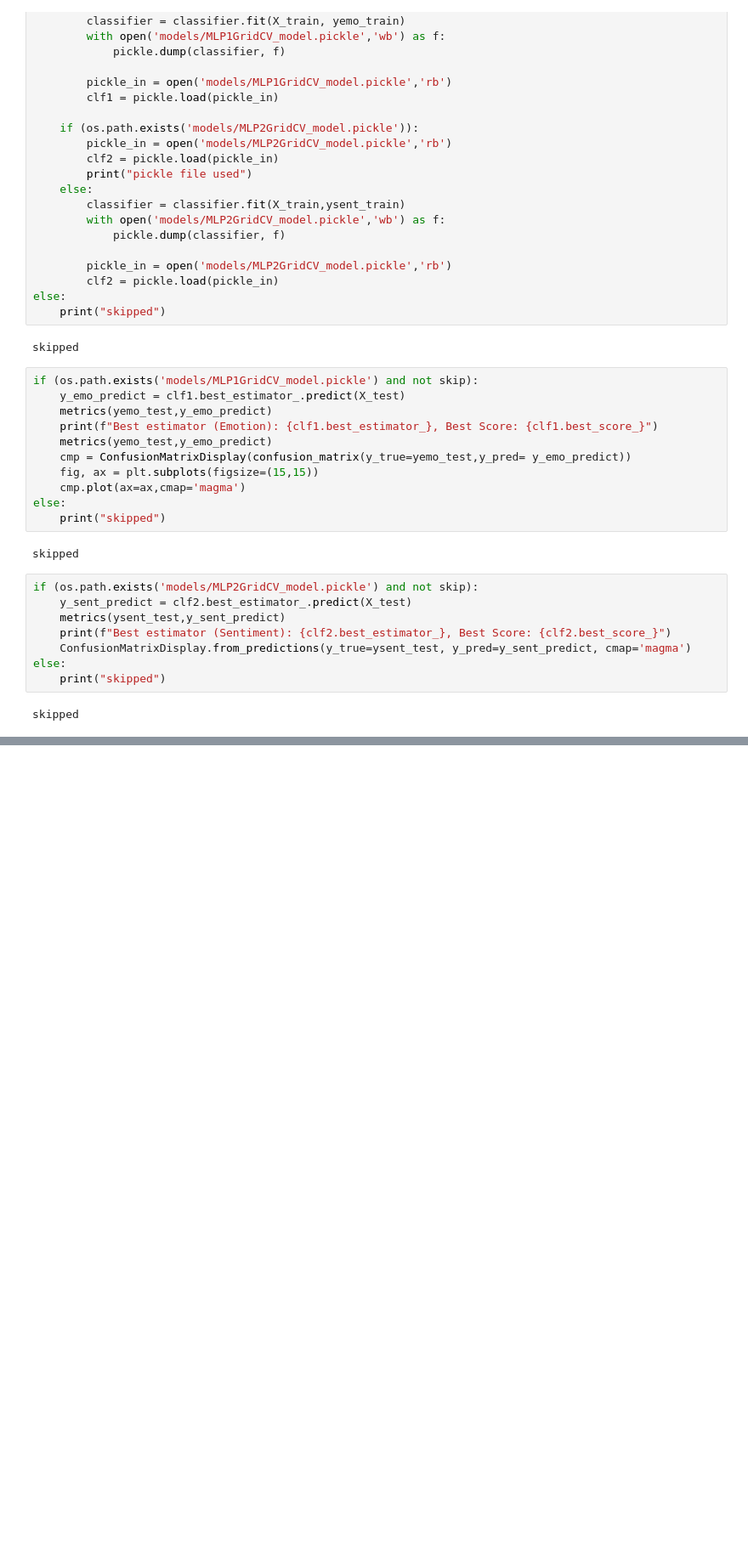
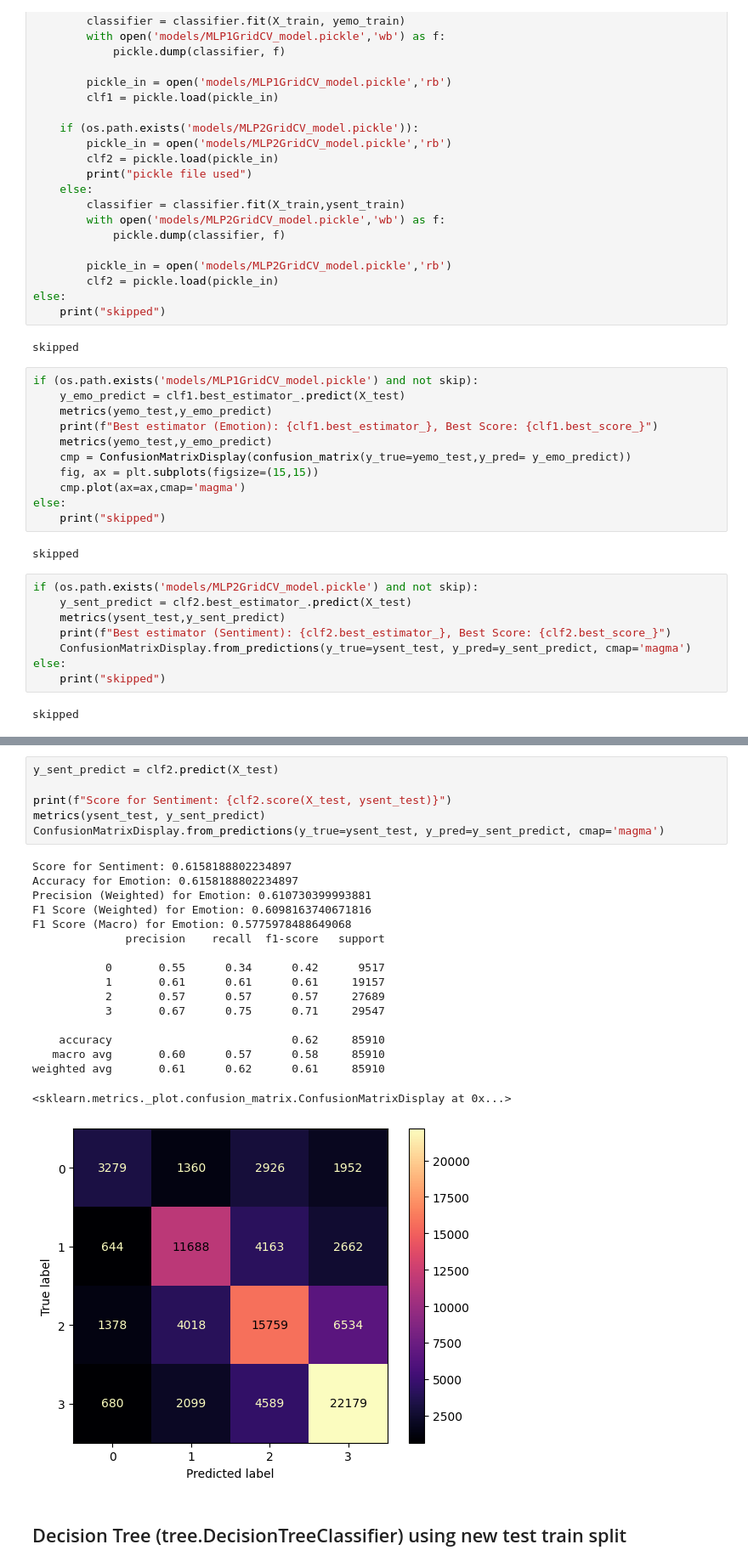
Before and after one commit to NGHINAI/COMP472, a Jupyter notebook: Mini Project 1/Mini-Project1.ipynb, the cells around one changed output, grey strips where cells are left out. Shown at 85% size. Saved outputs shown, nothing was run; the diff lists cells and outputs as text; blank space fills up the shorter version.

```diff
--- a/Mini Project 1/Mini-Project1.ipynb
+++ b/Mini Project 1/Mini-Project1.ipynb
@@ -633,0 +718,26 @@ skipped
+# %%
+y_sent_predict = clf2.predict(X_test)
+
+print(f"Score for Sentiment: {clf2.score(X_test, ysent_test)}")
+metrics(ysent_test, y_sent_predict)
+ConfusionMatrixDisplay.from_predictions(y_true=ysent_test, y_pred=y_sent_predict, cmap='magma')
+# %% [output]
+Score for Sentiment: 0.6158188802234897
+Accuracy for Emotion: 0.6158188802234897
+Precision (Weighted) for Emotion: 0.610730399993881
+F1 Score (Weighted) for Emotion: 0.6098163740671816
+F1 Score (Macro) for Emotion: 0.5775978488649068
+              precision    recall  f1-score   support
+
+           0       0.55      0.34      0.42      9517
+           1       0.61      0.61      0.61     19157
+           2       0.57      0.57      0.57     27689
+           3       0.67      0.75      0.71     29547
+
+    accuracy                           0.62     85910
+   macro avg       0.60      0.57      0.58     85910
+weighted avg       0.61      0.62      0.61     85910
+<sklearn.metrics._plot.confusion_matrix.ConfusionMatrixDisplay at 0x...>
+[figure, added]
+# %% [markdown]
+<h2>Decision Tree (tree.DecisionTreeClassifier) using new test train split</h2>
```
Also changed, not shown: parts of 43 cells of this notebook, 8 other files.
